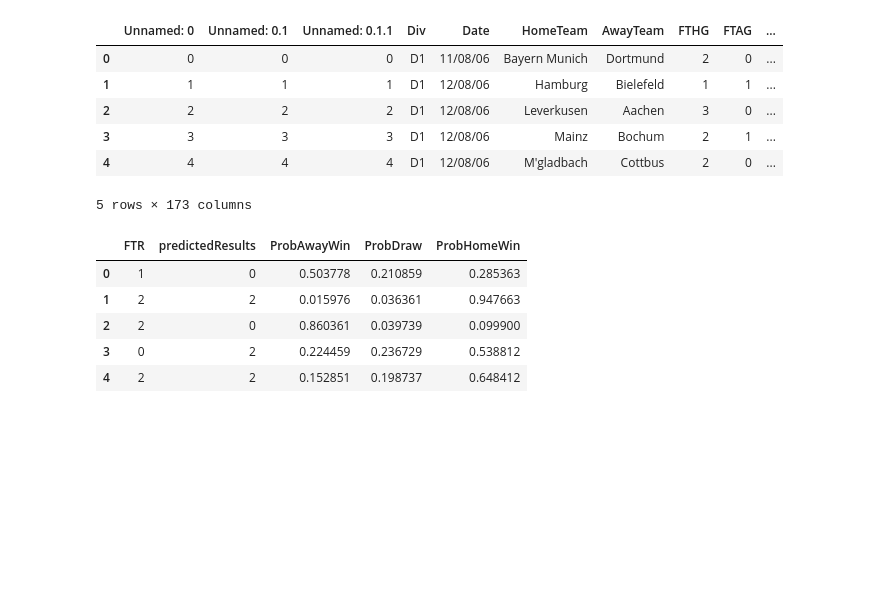
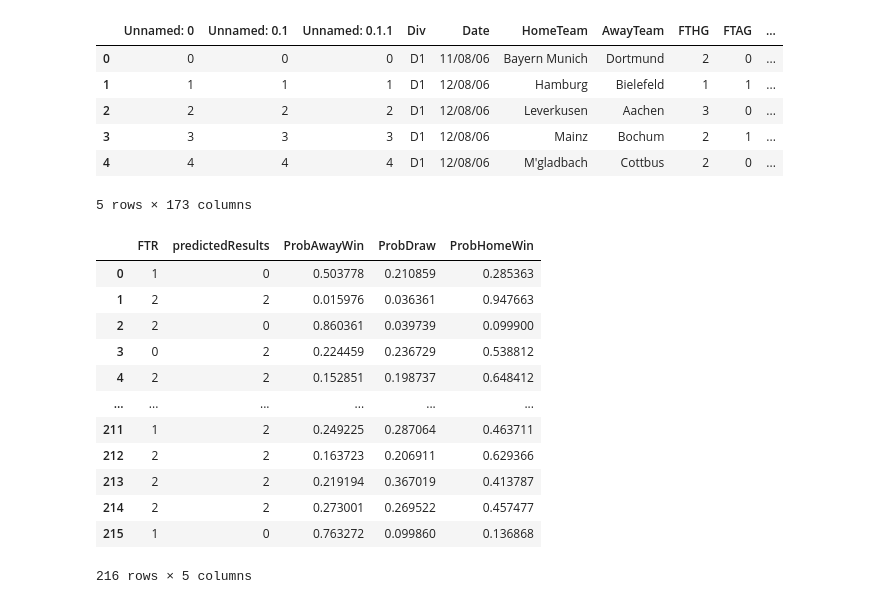
Before and after one commit to Max280201/Data-Exploration-Project, a Jupyter notebook: evaluate_model_odd_predictions.ipynb, the cells around one changed output. Cells and saved outputs as stored; diff of their text form; code cells hidden in the pictures; blank space fills up the shorter version.

```diff
--- a/evaluate_model_odd_predictions.ipynb
+++ b/evaluate_model_odd_predictions.ipynb
@@ -16,13 +16,20 @@ data_betting.head()
 # %%
 data_model_reduced = data_model[['FTR', 'predictedResults', 'ProbAwayWin',
                                 'ProbDraw', 'ProbHomeWin']]
-data_model_reduced.head()
+data_model_reduced
 # %% [output]
 |  | FTR | predictedResults | ProbAwayWin | ProbDraw | ProbHomeWin |
 | 0 | 1 | 0 | 0.503778 | 0.210859 | 0.285363 |
 | 1 | 2 | 2 | 0.015976 | 0.036361 | 0.947663 |
 | 2 | 2 | 0 | 0.860361 | 0.039739 | 0.099900 |
 | 3 | 0 | 2 | 0.224459 | 0.236729 | 0.538812 |
 | 4 | 2 | 2 | 0.152851 | 0.198737 | 0.648412 |
+| ... | ... | ... | ... | ... | ... |
+| 211 | 1 | 2 | 0.249225 | 0.287064 | 0.463711 |
+| 212 | 2 | 2 | 0.163723 | 0.206911 | 0.629366 |
+| 213 | 2 | 2 | 0.219194 | 0.367019 | 0.413787 |
+| 214 | 2 | 2 | 0.273001 | 0.269522 | 0.457477 |
+| 215 | 1 | 0 | 0.763272 | 0.099860 | 0.136868 |
+216 rows × 5 columns
 # %%
 data_betting_reduced = data_betting[['Betting_Prediction', 'Betting_Prediction_Probability']]
```
Also changed, not shown: parts of 15 cells of this notebook.
